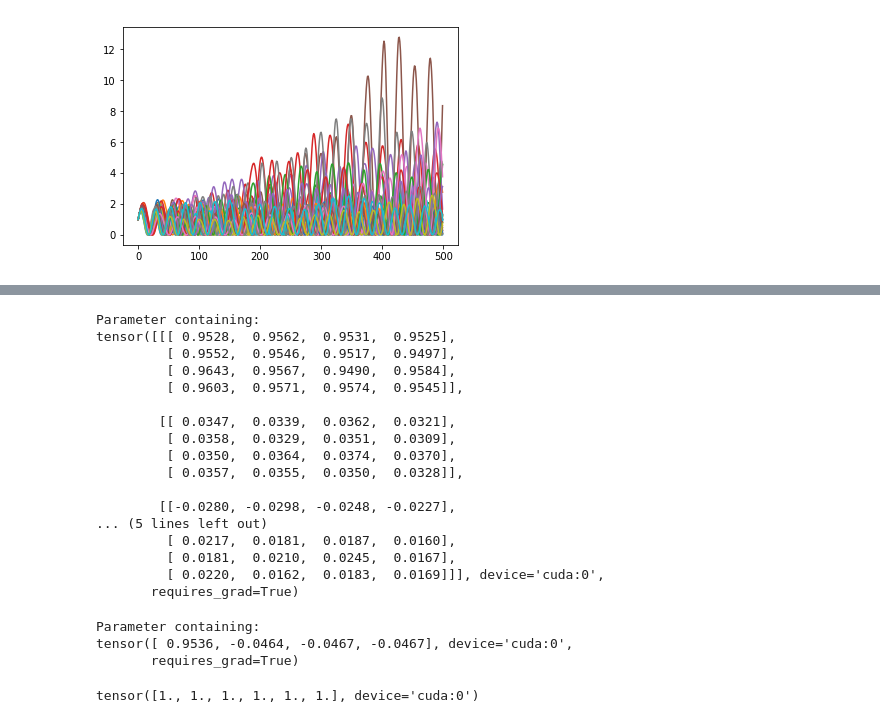
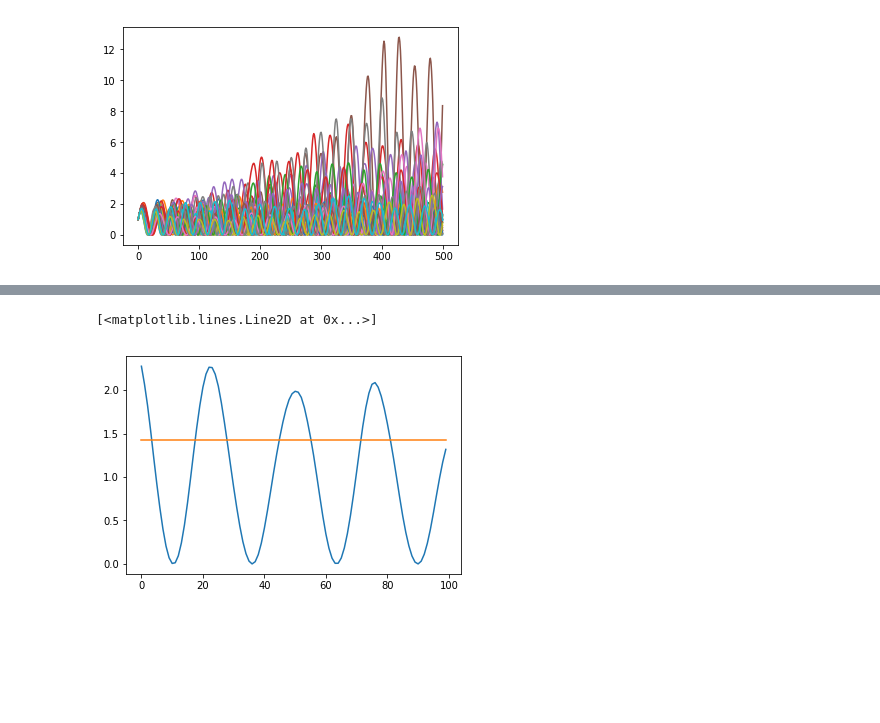
Before and after one commit to meersuri/JupyterNotebooks, a Jupyter notebook: Transformer.ipynb, the cells around one changed output, grey strips where cells are left out. Saved outputs shown, nothing was run; the diff lists cells and outputs as text; code cells hidden in the pictures; blank space fills up the shorter version.

```diff
--- a/Transformer.ipynb
+++ b/Transformer.ipynb
@@ -94,7 +96,7 @@ class EncoderLayer(nn.Module):
 
     def forward(self, X):
         out = self.ln1(X + self.attn(X, X, X, torch.ones(X.shape[0], X.shape[0])))
-        out = self.ln2(out + self.ffn(X))
+        out = self.ln2(out + self.ffn(out))
         return out
 # %%
 class Encoder(nn.Module):
@@ -217,0 +205,10 @@ n_train = 20
+# %%
+def get_batch(X_train, Y_train, d):
+    batch_size = X_train.shape[1]
+    x = torch.zeros((batch_size, d))
+    y = torch.zeros((batch_size, d))
+    idx = np.random.randint(0, X_train.shape[0])
+    for i in range(batch_size):
+        x[i] = torch.tensor([X_train[idx][i]**j for j in range(1, d + 1)])
+        y[i] = torch.tensor([Y_train[idx][i]**j for j in range(1, d + 1)])
+    return (x, y)
@@ -336,30 +266,11 @@ plt.plot(np.array(yh)[:100])
-# %%
-model.W
-# %% [output]
-Parameter containing:
-tensor([[[ 0.9528,  0.9562,  0.9531,  0.9525],
-         [ 0.9552,  0.9546,  0.9517,  0.9497],
-         [ 0.9643,  0.9567,  0.9490,  0.9584],
-         [ 0.9603,  0.9571,  0.9574,  0.9545]],
-
-        [[ 0.0347,  0.0339,  0.0362,  0.0321],
-         [ 0.0358,  0.0329,  0.0351,  0.0309],
-         [ 0.0350,  0.0364,  0.0374,  0.0370],
-         [ 0.0357,  0.0355,  0.0350,  0.0328]],
-
-        [[-0.0280, -0.0298, -0.0248, -0.0227],
-... (5 lines left out)
-         [ 0.0217,  0.0181,  0.0187,  0.0160],
-         [ 0.0181,  0.0210,  0.0245,  0.0167],
-         [ 0.0220,  0.0162,  0.0183,  0.0169]]], device='cuda:0',
-       requires_grad=True)
-# %%
-model.p
-# %% [output]
-Parameter containing:
-tensor([ 0.9536, -0.0464, -0.0467, -0.0467], device='cuda:0',
-       requires_grad=True)
-# %%
-model.h
-# %% [output]
-tensor([1., 1., 1., 1., 1., 1.], device='cuda:0')
+# %%
+data, target = get_batch(X_train, Y_train, d)
+#data = data.to(device)
+out = model(data, data)
+
+plt.figure()
+plt.plot(target.numpy())
+plt.plot(out.detach().numpy())
+# %% [output]
+[<matplotlib.lines.Line2D at 0x...>]
+[figure, added]
```
Also changed, not shown: parts of 24 cells of this notebook.
